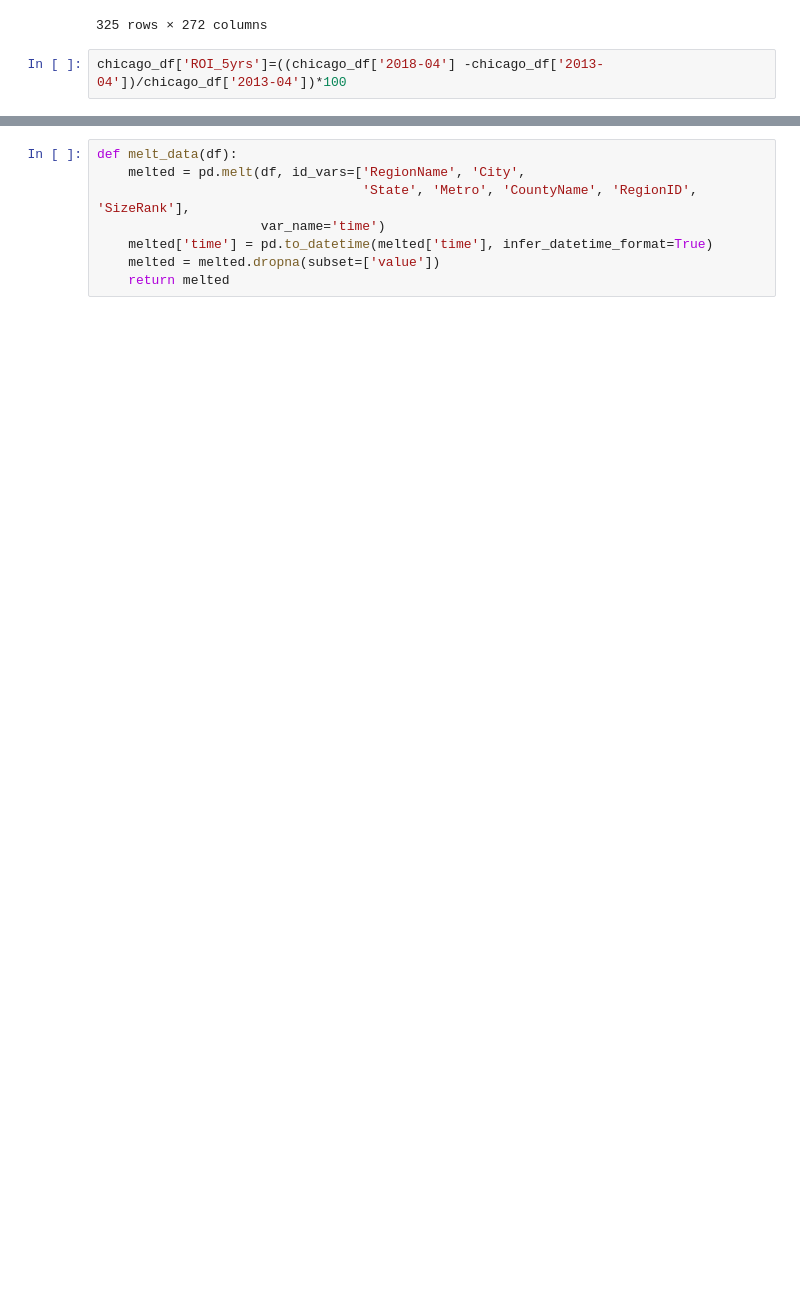
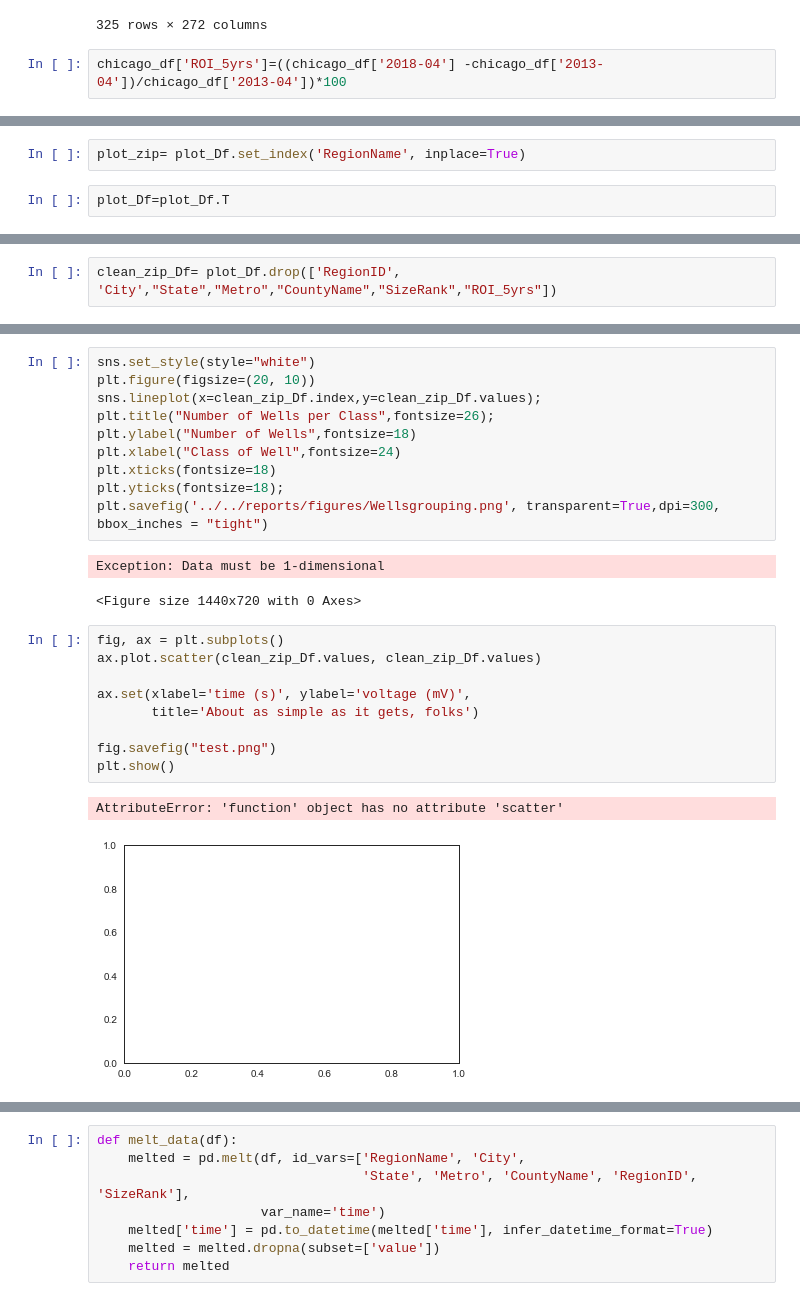
Before and after one commit to mattcarr17/time_series_project, a Jupyter notebook: notebooks/exploratory/01_js_cleaning.ipynb, the cells around one changed output, grey strips where cells are left out. Cells and saved outputs as stored; diff of their text form; blank space fills up the shorter version.

Commit message:
30 zip graphs

```diff
--- a/notebooks/exploratory/01_js_cleaning.ipynb
+++ b/notebooks/exploratory/01_js_cleaning.ipynb
@@ -88,3 +87,7 @@ chicago_df.sort_values('ROI_5yrs', ascending=False)[:30]
 | 1012 | 84633 | 60632 | Chicago | IL | Chicago | Cook | 1013 | 99600.0 | 100100.0 | 100400.0 | ... |
 | 318 | 84624 | 60622 | Chicago | IL | Chicago | Cook | 319 | 217000.0 | 216900.0 | 216900.0 | ... |
 30 rows × 273 columns
+# %%
+plot_zip= plot_Df.set_index('RegionName', inplace=True)
+# %%
+plot_Df=plot_Df.T
@@ -90,0 +110,2 @@ chicago_df.sort_values('ROI_5yrs', ascending=False)[:30]
+# %%
+clean_zip_Df= plot_Df.drop(['RegionID', 'City',"State","Metro","CountyName","SizeRank","ROI_5yrs"])
@@ -90,0 +147,25 @@ chicago_df.sort_values('ROI_5yrs', ascending=False)[:30]
+# %%
+sns.set_style(style="white")
+plt.figure(figsize=(20, 10))
+sns.lineplot(x=clean_zip_Df.index,y=clean_zip_Df.values);
+plt.title("Number of Wells per Class",fontsize=26);
+plt.ylabel("Number of Wells",fontsize=18)
+plt.xlabel("Class of Well",fontsize=24)
+plt.xticks(fontsize=18)
+plt.yticks(fontsize=18);
+plt.savefig('../../reports/figures/Wellsgrouping.png', transparent=True,dpi=300, bbox_inches = "tight")
+# %% [output]
+Exception: Data must be 1-dimensional
+<Figure size 1440x720 with 0 Axes>
+# %%
+fig, ax = plt.subplots()
+ax.plot.scatter(clean_zip_Df.values, clean_zip_Df.values)
+
+ax.set(xlabel='time (s)', ylabel='voltage (mV)',
+       title='About as simple as it gets, folks')
+
+fig.savefig("test.png")
+plt.show()
+# %% [output]
+AttributeError: 'function' object has no attribute 'scatter'
+[figure, added]
```
Also changed, not shown: parts of 19 cells of this notebook, 4 other files.
